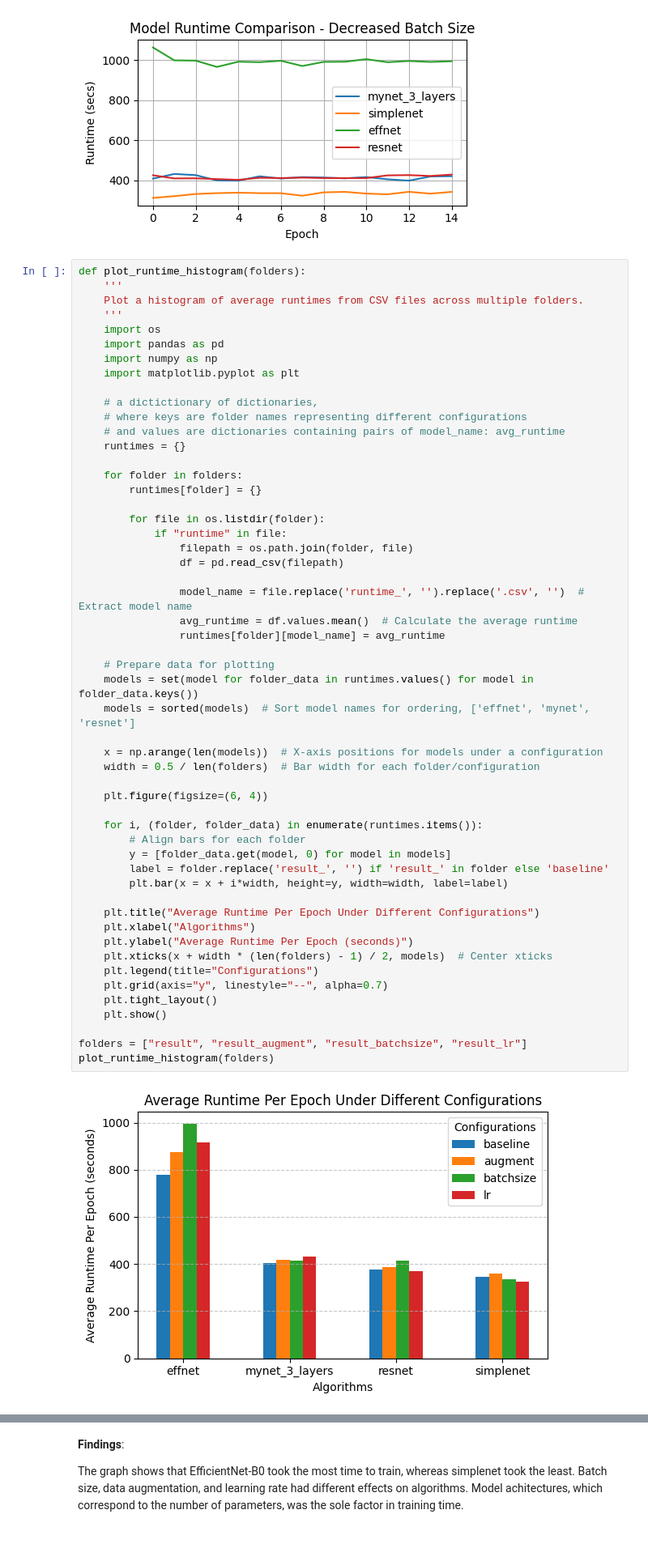
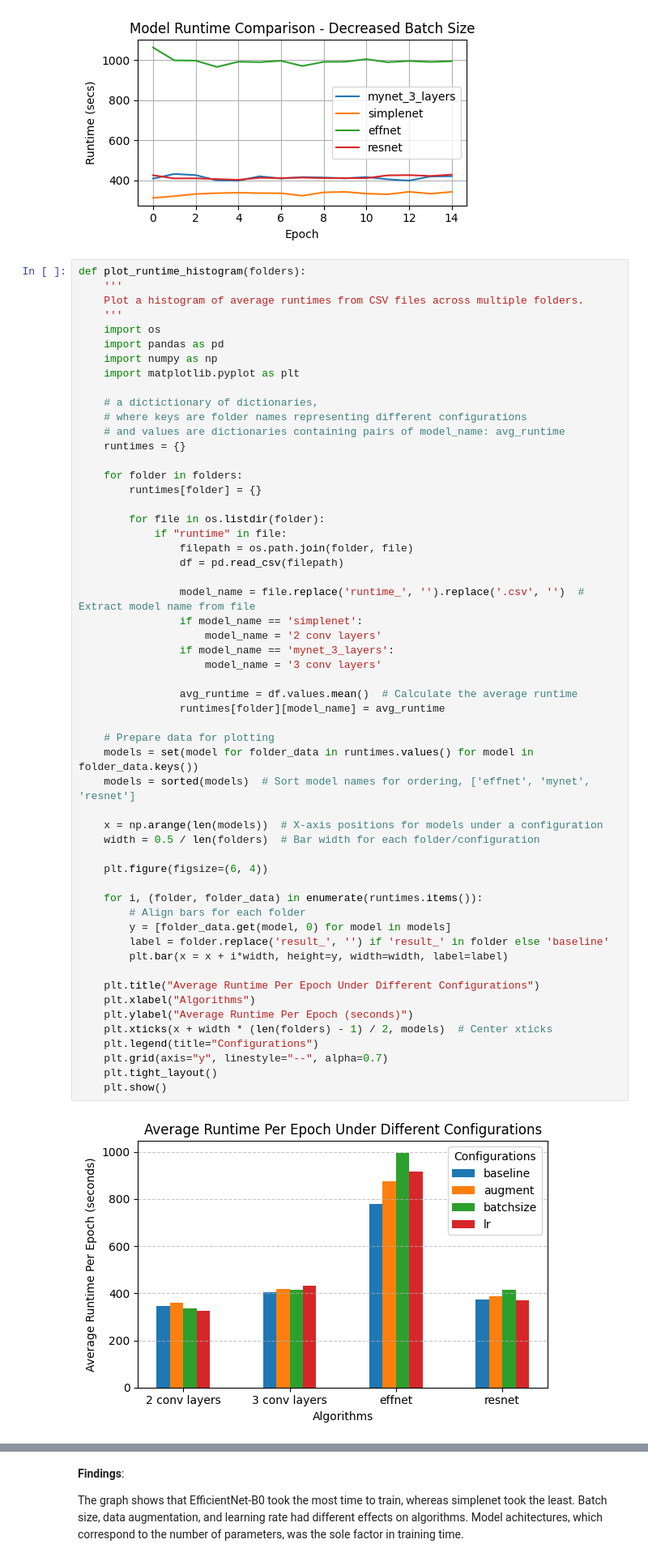
Before and after one commit to miles-xi/A-Comparative-Analysis-of-Image-Classification-Algorithms, a Jupyter notebook: analyses.ipynb, the cells around one changed output, grey strips where cells are left out. Shown: that part at 81% size. Drawn from its saved outputs; the diff is of its cells as text.

```diff
--- a/analyses.ipynb
+++ b/analyses.ipynb
@@ -73,35 +73,37 @@ def plot_runtime_histogram(folders):
                 filepath = os.path.join(folder, file)
                 df = pd.read_csv(filepath)
 
-                model_name = file.replace('runtime_', '').replace('.csv', '')  # Extract model name
+                model_name = file.replace('runtime_', '').replace('.csv', '')  # Extract model name from file
+                if model_name == 'simplenet':
+                    model_name = '2 conv layers'
+                if model_name == 'mynet_3_layers':
+                    model_name = '3 conv layers'
+
                 avg_runtime = df.values.mean()  # Calculate the average runtime
                 runtimes[folder][model_name] = avg_runtime
 
     # Prepare data for plotting
     models = set(model for folder_data in runtimes.values() for model in folder_data.keys())
     models = sorted(models)  # Sort model names for ordering, ['effnet', 'mynet', 'resnet']
 
     x = np.arange(len(models))  # X-axis positions for models under a configuration
     width = 0.5 / len(folders)  # Bar width for each folder/configuration
 
     plt.figure(figsize=(6, 4))
 
     for i, (folder, folder_data) in enumerate(runtimes.items()):
         # Align bars for each folder
         y = [folder_data.get(model, 0) for model in models]
         label = folder.replace('result_', '') if 'result_' in folder else 'baseline'
         plt.bar(x = x + i*width, height=y, width=width, label=label)
 
     plt.title("Average Runtime Per Epoch Under Different Configurations")
     plt.xlabel("Algorithms")
     plt.ylabel("Average Runtime Per Epoch (seconds)")
     plt.xticks(x + width * (len(folders) - 1) / 2, models)  # Center xticks
     plt.legend(title="Configurations")
     plt.grid(axis="y", linestyle="--", alpha=0.7)
     plt.tight_layout()
     plt.show()
-
-folders = ["result", "result_augment", "result_batchsize", "result_lr"]
-plot_runtime_histogram(folders)
 # %% [output]
-[figure, old version]
+[figure, new version]
```
Also changed, not shown: parts of 7 cells of this notebook.
